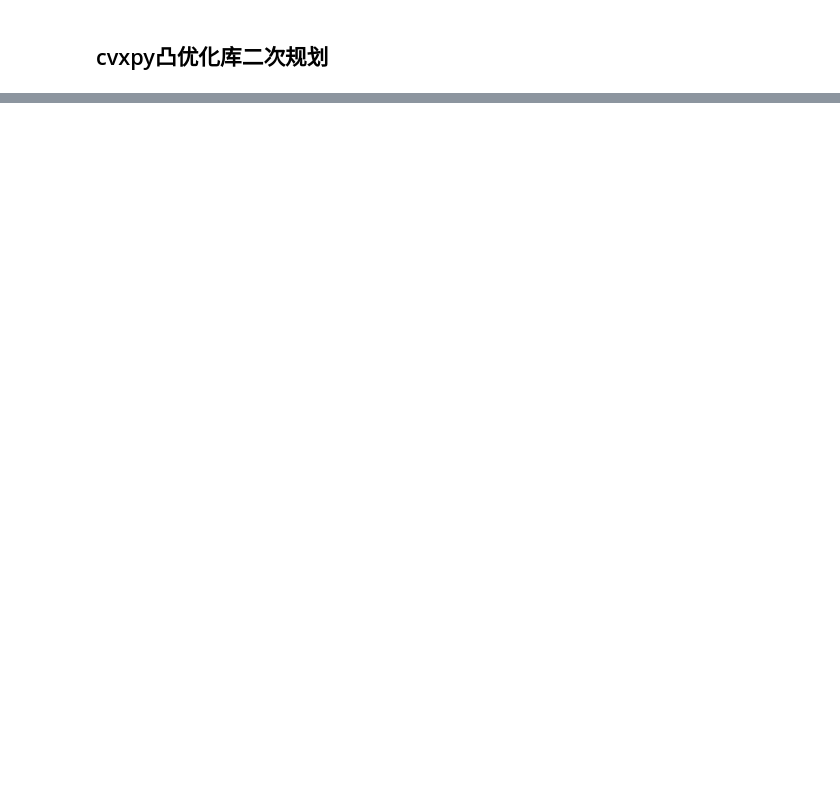
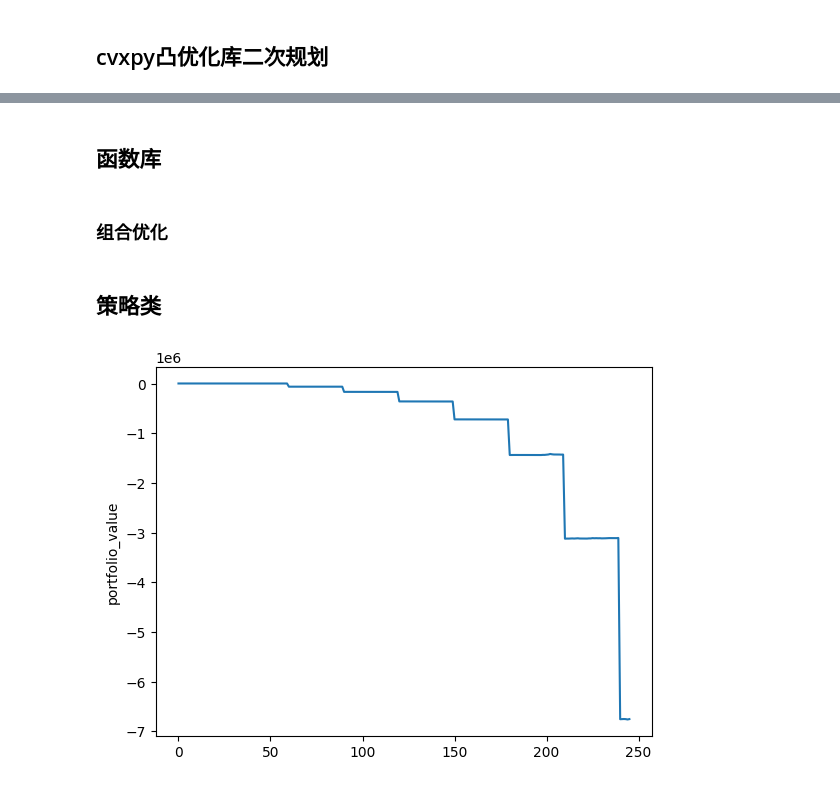
Before and after one commit to Ch1llyPeppe7/MyWay2QT, a Jupyter notebook: main.ipynb, the cells around one changed output, grey strips where cells are left out. Saved outputs shown, nothing was run; the diff lists cells and outputs as text; code cells hidden in the pictures; blank space fills up the shorter version.

```diff
--- a/main.ipynb
+++ b/main.ipynb
@@ -307,0 +283,43 @@ print(w2@u/np.sqrt(s2),w2@u,s2)
+# %%
+class Backtest:
+    def __init__(self,OpenPrc,stock_data,StartDay,initial_cash=100000):
+        self.Oprc=OpenPrc
+        self.startday=StartDay
+        self.stock_data = stock_data
+        self.initial_cash = initial_cash
+        self.cash = initial_cash
+        self.positions = pd.Series(0, index=range(len(stock_data.columns)))
+        self.name=stock_data.columns
+        self.history = []  # 记录每个时间步的账户状态
+
+    def set_strategy(self,BS,SS):
+        self.BS=BS
+        self.SS=SS
+
+    def run(self):
+        self.day=0
+        for self.date, row in self.Oprc.loc[self.startday:].iterrows():
+            self.prices=row.to_numpy()
+            self._sell(self.SS(self.stock_data.loc[:self.date]))
+            self._buy(self.BS(self.stock_data.loc[:self.date]))
+            self.history.append({
+                'date': self.date,
+                'cash': self.cash,
+                'positions': self.positions.copy(),
+                'portfolio_value': self.cash + (self.positions * row).sum()
+            })
+            self.day+=1
+
+    def _buy(self, buy_signals):
+        for idx, qty in buy_signals.items():
+            self.cash -= qty*self.prices[idx]
+            self.positions.iloc[idx] += qty
+
+    def _sell(self, sell_signals):
+        for idx, qty in sell_signals.items():
+            self.cash += qty*self.prices[idx]
+            self.positions.iloc[idx] -= qty
+# %% [markdown]
+## 函数库
+# %% [markdown]
+### 组合优化
@@ -307,0 +377,2 @@ print(w2@u/np.sqrt(s2),w2@u,s2)
+# %% [markdown]
+## 策略类
@@ -308,2 +448,10 @@ print(w2@u/np.sqrt(s2),w2@u,s2)
+# %%
+startday='2023-12-01'
+sig=1.5
+backtesting = MyStrategy([stkdf_dict[columns[0]],stkdf_dict[columns[1]]],startday,sig)
+backtesting.run()
+backtesting.show()
+# %% [output]
+[figure, added]
 # %%
 # %% [output]
```
Also changed, not shown: parts of 24 cells of this notebook.
